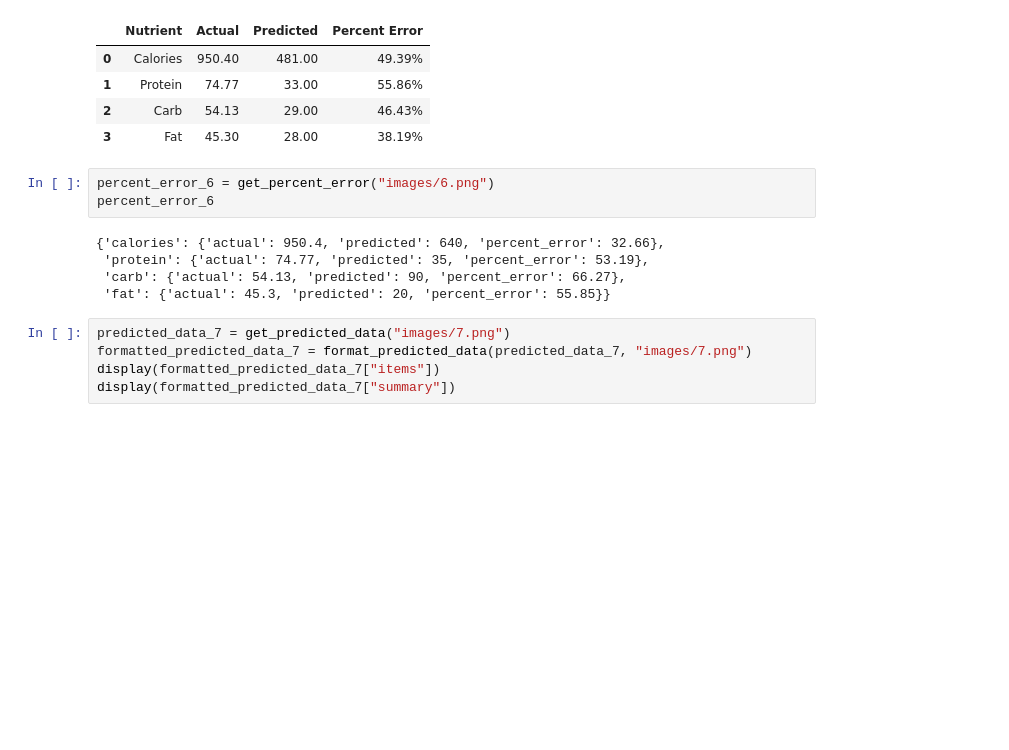
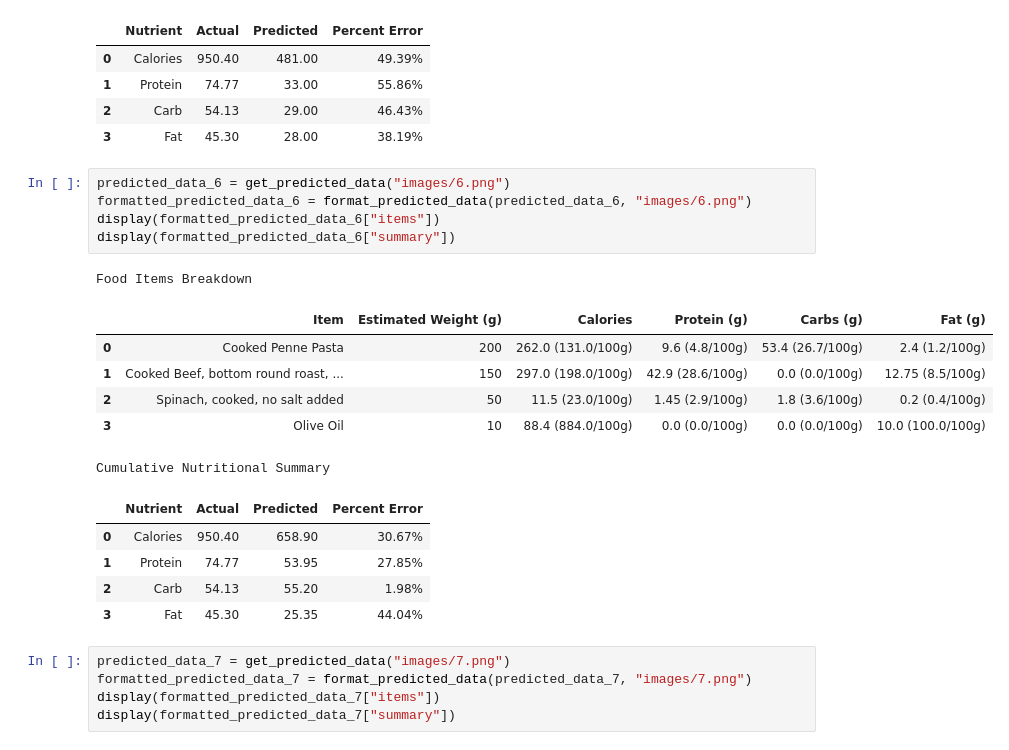
Before and after one commit to pattssun/FitHub, a Jupyter notebook: main.ipynb, the cells around one changed output. Cells and saved outputs as stored; diff of their text form; blank space fills up the shorter version.

```diff
--- a/main.ipynb
+++ b/main.ipynb
@@ -365,14 +308,24 @@ Cumulative Nutritional Summary
 | 1 | Protein | 74.77 | 33.00 | 55.86% |
 | 2 | Carb | 54.13 | 29.00 | 46.43% |
 | 3 | Fat | 45.30 | 28.00 | 38.19% |
-# %%
-percent_error_6 = get_percent_error("images/6.png")
-percent_error_6
-# %% [output]
-{'calories': {'actual': 950.4, 'predicted': 640, 'percent_error': 32.66},
- 'protein': {'actual': 74.77, 'predicted': 35, 'percent_error': 53.19},
- 'carb': {'actual': 54.13, 'predicted': 90, 'percent_error': 66.27},
- 'fat': {'actual': 45.3, 'predicted': 20, 'percent_error': 55.85}}
+# %%
+predicted_data_6 = get_predicted_data("images/6.png")
+formatted_predicted_data_6 = format_predicted_data(predicted_data_6, "images/6.png")
+display(formatted_predicted_data_6["items"])
+display(formatted_predicted_data_6["summary"])
+# %% [output]
+Food Items Breakdown
+|  | Item | Estimated Weight (g) | Calories | Protein (g) | Carbs (g) | Fat (g) |
+| 0 | Cooked Penne Pasta | 200 | 262.0 (131.0/100g) | 9.6 (4.8/100g) | 53.4 (26.7/100g) | 2.4 (1.2/100g) |
+| 1 | Cooked Beef, bottom round roast, ... | 150 | 297.0 (198.0/100g) | 42.9 (28.6/100g) | 0.0 (0.0/100g) | 12.75 (8.5/100g) |
+| 2 | Spinach, cooked, no salt added | 50 | 11.5 (23.0/100g) | 1.45 (2.9/100g) | 1.8 (3.6/100g) | 0.2 (0.4/100g) |
+| 3 | Olive Oil | 10 | 88.4 (884.0/100g) | 0.0 (0.0/100g) | 0.0 (0.0/100g) | 10.0 (100.0/100g) |
+Cumulative Nutritional Summary
+|  | Nutrient | Actual | Predicted | Percent Error |
+| 0 | Calories | 950.40 | 658.90 | 30.67% |
+| 1 | Protein | 74.77 | 53.95 | 27.85% |
+| 2 | Carb | 54.13 | 55.20 | 1.98% |
+| 3 | Fat | 45.30 | 25.35 | 44.04% |
 # %%
 predicted_data_7 = get_predicted_data("images/7.png")
 formatted_predicted_data_7 = format_predicted_data(predicted_data_7, "images/7.png")
```
Also changed, not shown: parts of 22 cells of this notebook, 1 other file.
